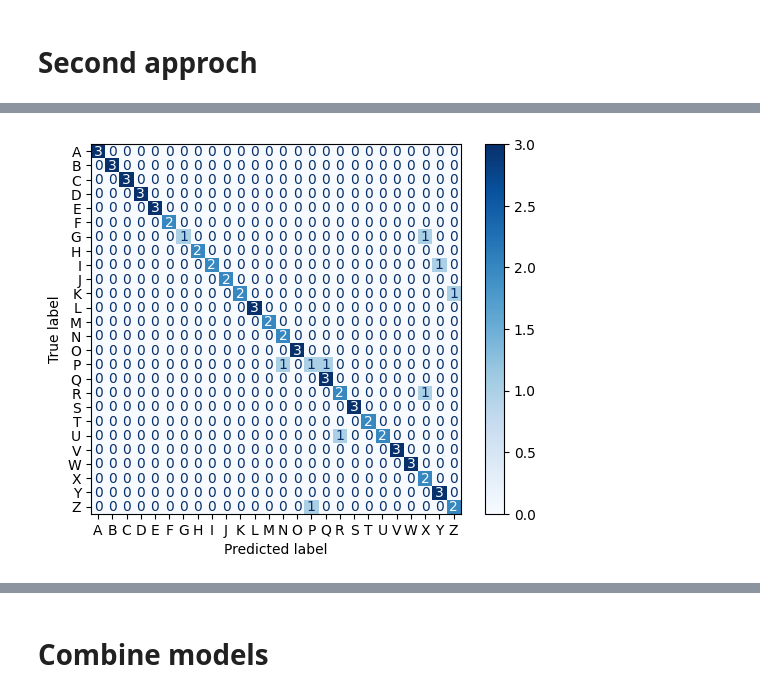
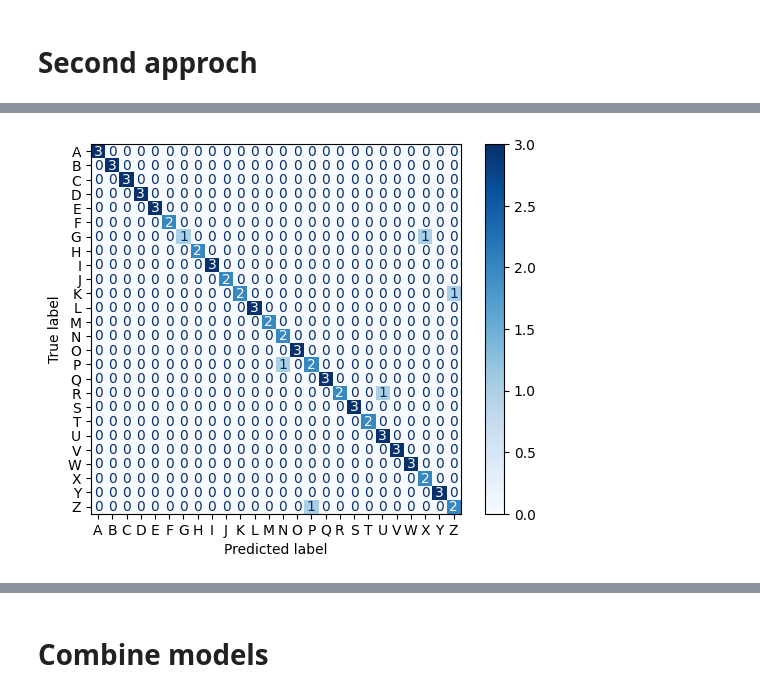
Before and after one commit to arnaudcournil/LSF-Alphabet-Subtitles, a Jupyter notebook: letterdetect.ipynb, the cells around one changed output, grey strips where cells are left out. Drawn from its saved outputs; the diff is of its cells as text; code cells hidden in the pictures.

```diff
--- a/letterdetect.ipynb
+++ b/letterdetect.ipynb
@@ -431,6 +375,6 @@ draw_conf_matrix(best_model_1, X_test_1)
 # %% [markdown]
 # Second approch
 # %%
-best_model_2 = test_models(X_train_2, X_test_2)
+best_model_2 = test_models_with_grid_search(X_train_2, y_train_detected, X_test_2, y_test_detected)
 # %% [output]
 KNN :
@@ -455,7 +404,7 @@ Logistic Regression :
 # %%
-draw_conf_matrix(best_model_2, X_test_2)
+draw_conf_matrix(best_model_2, X_test_2, y_test_detected)
 # %% [output]
-[figure, old version]
+[figure, new version]
 # %%
 %timeit best_model_2.predict(X_test_2)
 # %% [output]
```
Also changed, not shown: parts of 27 cells of this notebook, 6 other files.
